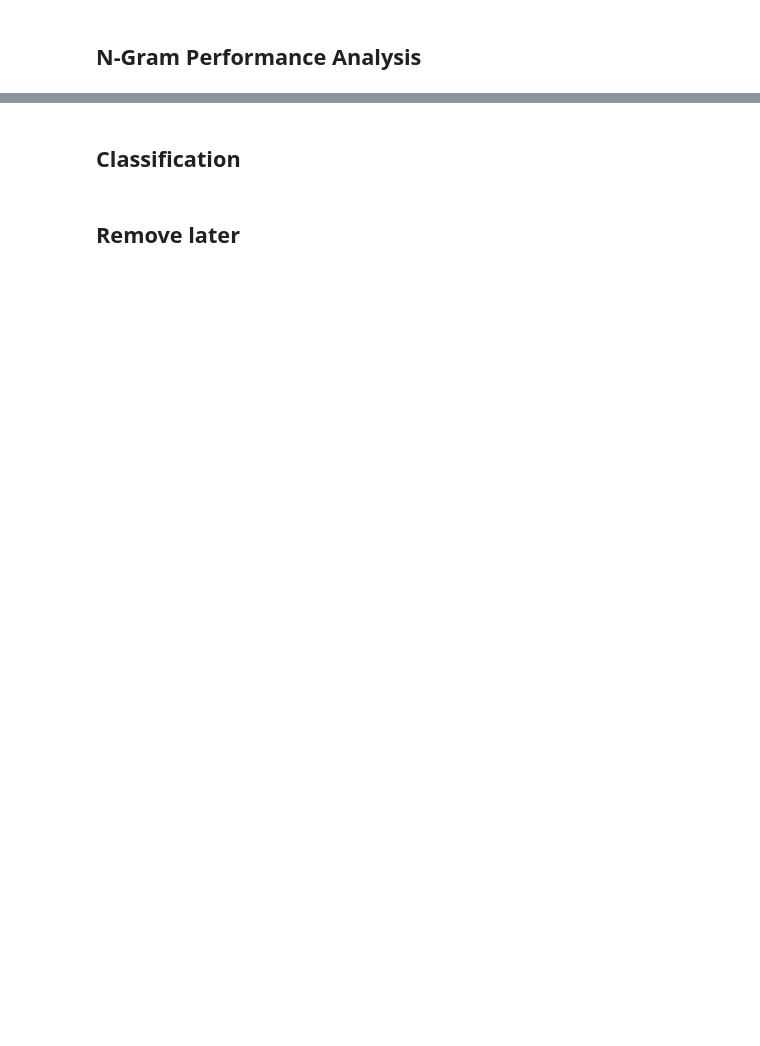
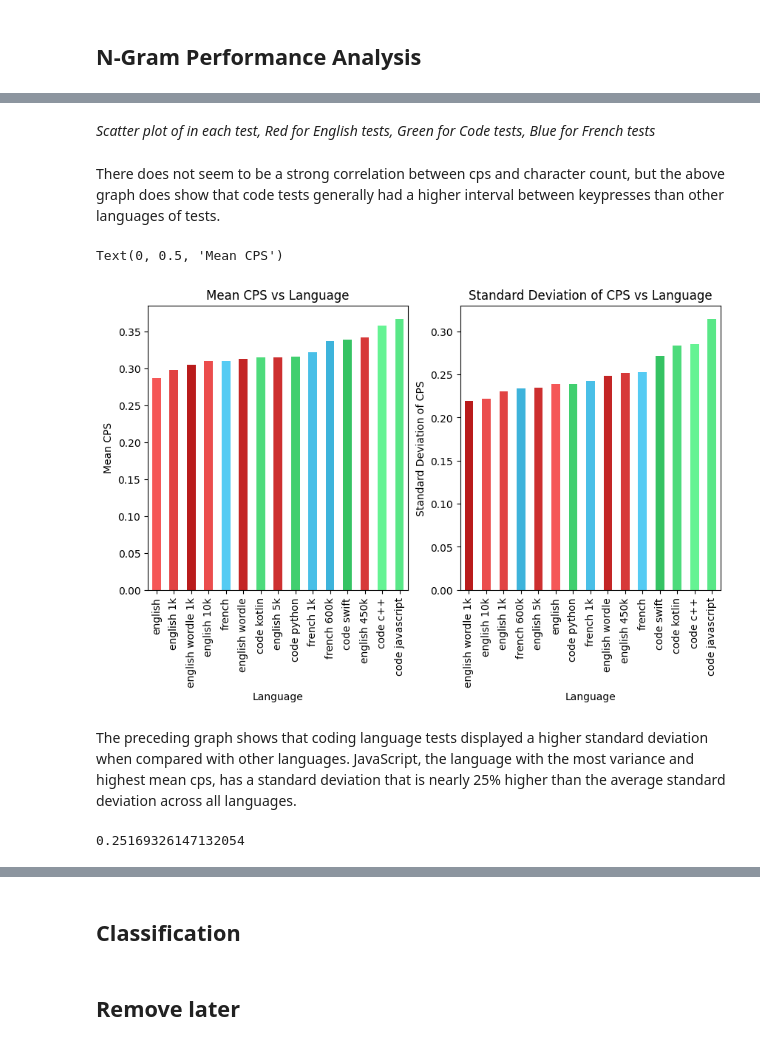
Before and after one commit to rmchorgh/MonkeyTypeMachineLearn, a Jupyter notebook: main.ipynb, the cells around one changed output, grey strips where cells are left out. Saved outputs shown, nothing was run; the diff lists cells and outputs as text; code cells hidden in the pictures; blank space fills up the shorter version.

Commit message:
added more text

```diff
--- a/main.ipynb
+++ b/main.ipynb
@@ -401,0 +471,30 @@ df.plot.line( y='cps')
+# %% [markdown]
+_Scatter plot of 					 in each test, Red for English tests, Green for Code tests, Blue for French tests_
+# %% [markdown]
+There does not seem to be a strong correlation between cps and character count, but the above graph does show that code tests generally had a higher interval between keypresses than other languages of tests.
+# %%
+descGroupLang = df.groupby('language').cps.describe()
+
+fig, (ax1, ax) = subplots(1, 2, figsize=(10, 5))
+std = descGroupLang['std'].sort_values()
+mean = descGroupLang['mean'].sort_values()
+std.plot.bar(color=[langColors[x] for x in std.index], ax=ax)
+mean.plot.bar(color=[langColors[x] for x in mean.index], ax=ax1)
+
+ax.set_title('Standard Deviation of CPS vs Language')
+ax.set_xlabel('Language')
+ax.set_ylabel('Standard Deviation of CPS')
+
+ax1.set_title('Mean CPS vs Language')
+ax1.set_xlabel('Language')
+ax1.set_ylabel('Mean CPS')
+# %% [output]
+Text(0, 0.5, 'Mean CPS')
+[figure, added]
+# %% [markdown]
+The preceding graph shows that coding language tests displayed a higher standard deviation when compared with other languages. JavaScript, the language with the most variance and highest mean cps, has a standard deviation that is nearly 25% higher than the average standard deviation across all languages.
+# %%
+# JavaScript's standard deviation is almost 25% higher than the average
+std['code javascript'] / std.mean() - 1
+# %% [output]
+0.25169326147132054
```
Also changed, not shown: parts of 26 cells of this notebook, 2 other files.
